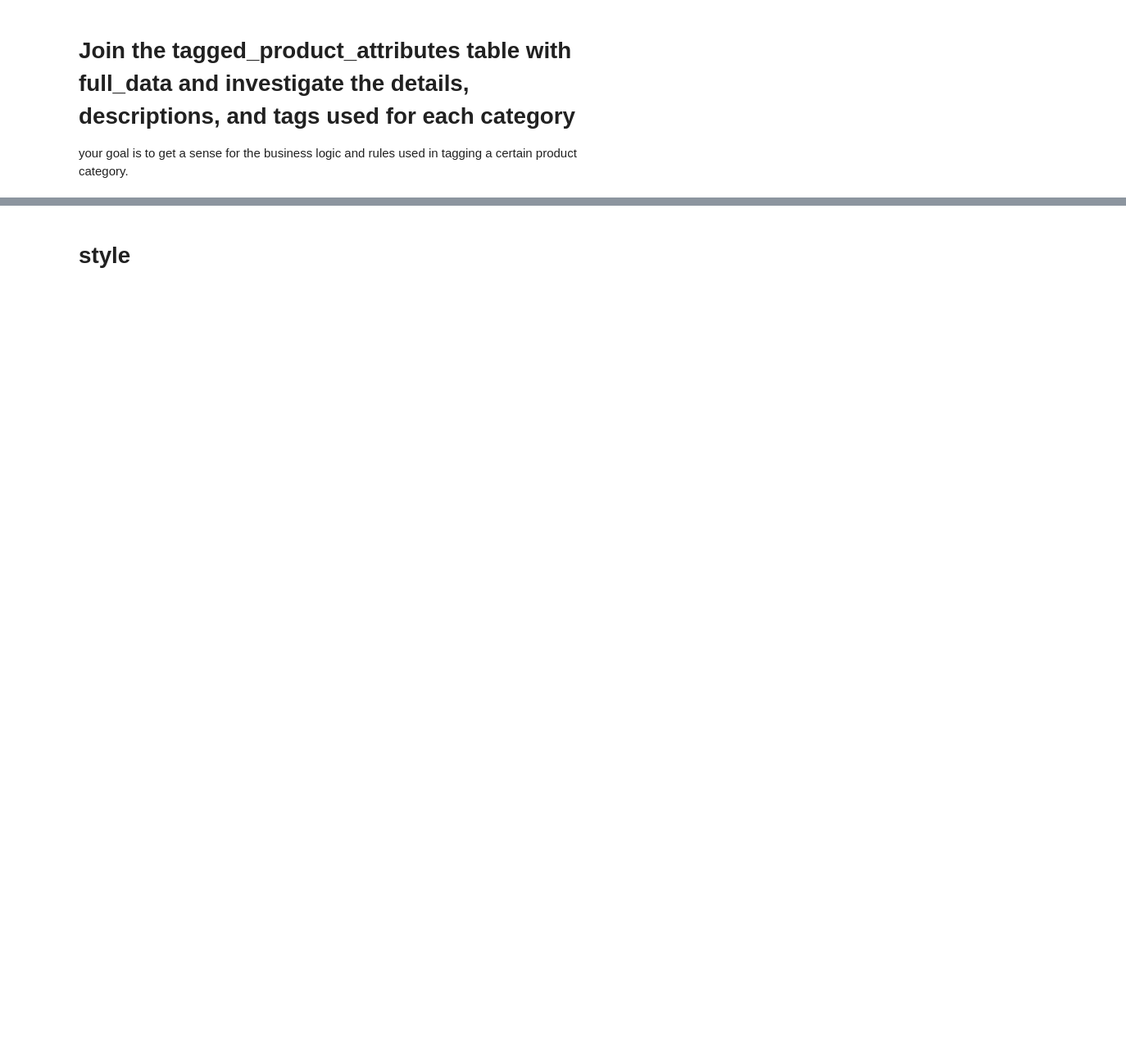
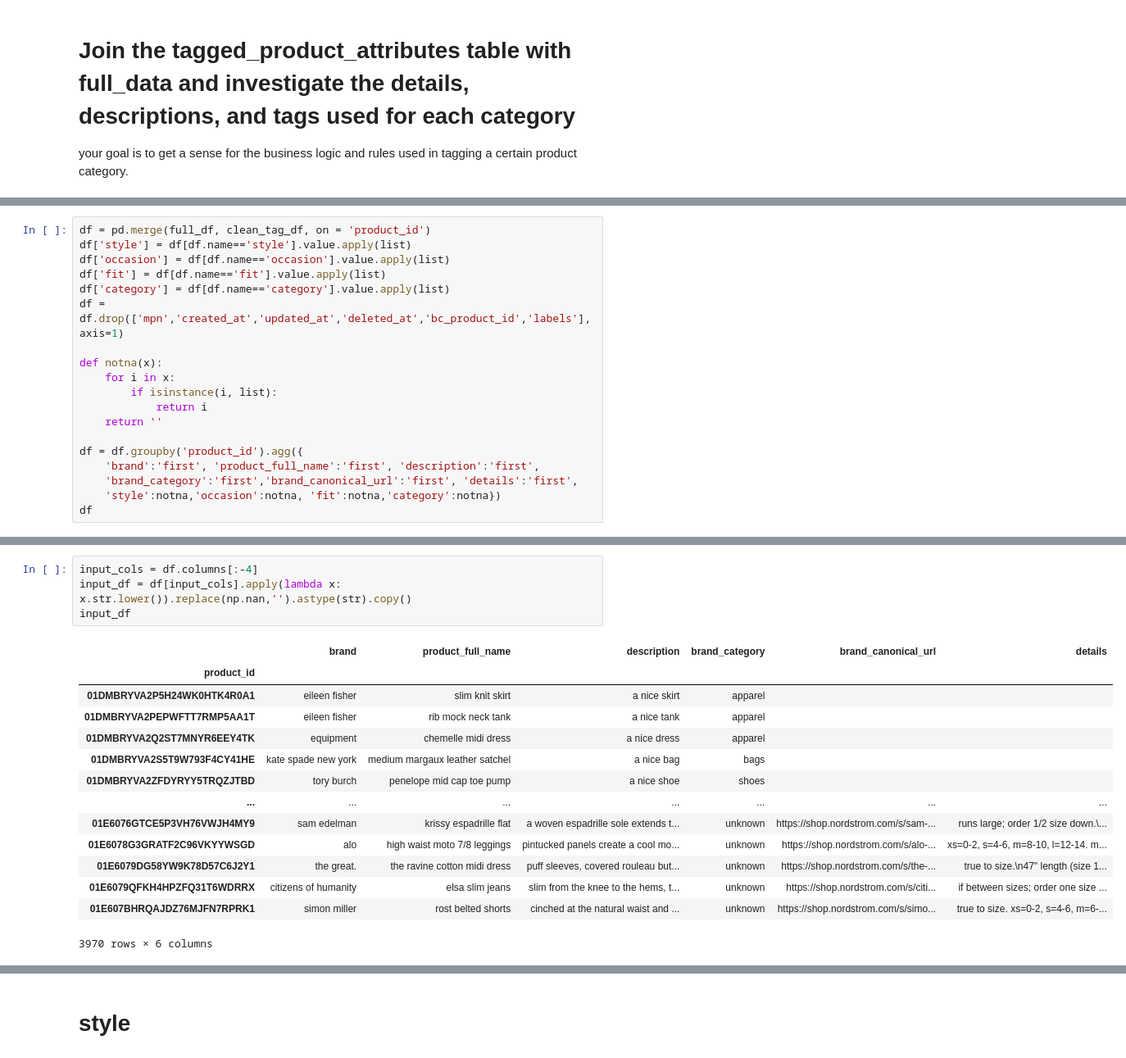
Before and after one commit to yixinouyang/dso-560-nlp-and-text-analytics, a Jupyter notebook: project/pre-processing.ipynb, the cells around one changed output, grey strips where cells are left out. Shown at 82% size. Cells and saved outputs as stored; diff of their text form; blank space fills up the shorter version.

```diff
--- a/project/pre-processing.ipynb
+++ b/project/pre-processing.ipynb
@@ -233,0 +168,19 @@ df
+# %%
+df = pd.merge(full_df, clean_tag_df, on = 'product_id')
+df['style'] = df[df.name=='style'].value.apply(list)
+df['occasion'] = df[df.name=='occasion'].value.apply(list)
+df['fit'] = df[df.name=='fit'].value.apply(list)
+df['category'] = df[df.name=='category'].value.apply(list)
+df = df.drop(['mpn','created_at','updated_at','deleted_at','bc_product_id','labels'], axis=1)
+
+def notna(x):
+    for i in x:
+        if isinstance(i, list):
+            return i
+    return ''
+
+df = df.groupby('product_id').agg({
+    'brand':'first', 'product_full_name':'first', 'description':'first',
+    'brand_category':'first','brand_canonical_url':'first', 'details':'first',
+    'style':notna,'occasion':notna, 'fit':notna,'category':notna})
+df
@@ -233,0 +202,19 @@ df
+# %%
+input_cols = df.columns[:-4]
+input_df = df[input_cols].apply(lambda x: x.str.lower()).replace(np.nan,'').astype(str).copy()
+input_df
+# %% [output]
+|  | brand | product_full_name | description | brand_category | brand_canonical_url | details |
+| product_id |  |  |  |  |  |  |
+| 01DMBRYVA2P5H24WK0HTK4R0A1 | eileen fisher | slim knit skirt | a nice skirt | apparel |  |  |
+| 01DMBRYVA2PEPWFTT7RMP5AA1T | eileen fisher | rib mock neck tank | a nice tank | apparel |  |  |
+| 01DMBRYVA2Q2ST7MNYR6EEY4TK | equipment | chemelle midi dress | a nice dress | apparel |  |  |
+| 01DMBRYVA2S5T9W793F4CY41HE | kate spade new york | medium margaux leather satchel | a nice bag | bags |  |  |
+| 01DMBRYVA2ZFDYRYY5TRQZJTBD | tory burch | penelope mid cap toe pump | a nice shoe | shoes |  |  |
+| ... | ... | ... | ... | ... | ... | ... |
+| 01E6076GTCE5P3VH76VWJH4MY9 | sam edelman | krissy espadrille flat | a woven espadrille sole extends t... | unknown | https://shop.nordstrom.com/s/sam-... | runs large; order 1/2 size down.\... |
+| 01E6078G3GRATF2C96VKYYWSGD | alo | high waist moto 7/8 leggings | pintucked panels create a cool mo... | unknown | https://shop.nordstrom.com/s/alo-... | xs=0-2, s=4-6, m=8-10, l=12-14. m... |
+| 01E6079DG58YW9K78D57C6J2Y1 | the great. | the ravine cotton midi dress | puff sleeves, covered rouleau but... | unknown | https://shop.nordstrom.com/s/the-... | true to size.\n47" length (size 1... |
+| 01E6079QFKH4HPZFQ31T6WDRRX | citizens of humanity | elsa slim jeans | slim from the knee to the hems, t... | unknown | https://shop.nordstrom.com/s/citi... | if between sizes; order one size ... |
+| 01E607BHRQAJDZ76MJFN7RPRK1 | simon miller | rost belted shorts | cinched at the natural waist and ... | unknown | https://shop.nordstrom.com/s/simo... | true to size. xs=0-2, s=4-6, m=6-... |
+3970 rows × 6 columns
```
Also changed, not shown: parts of 20 cells of this notebook, 4 other files.
